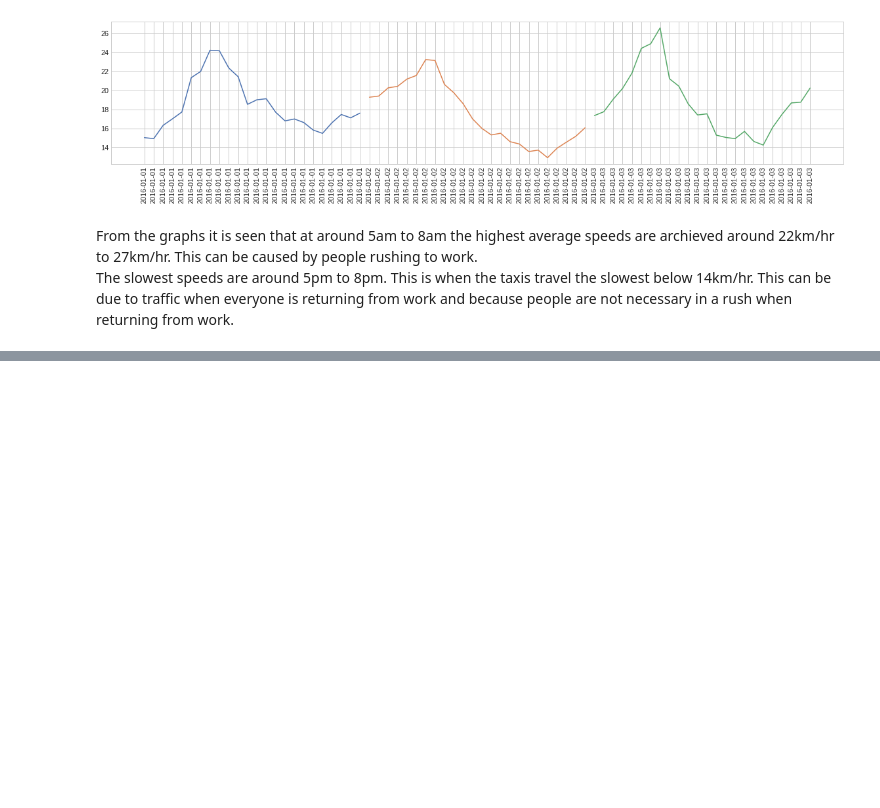
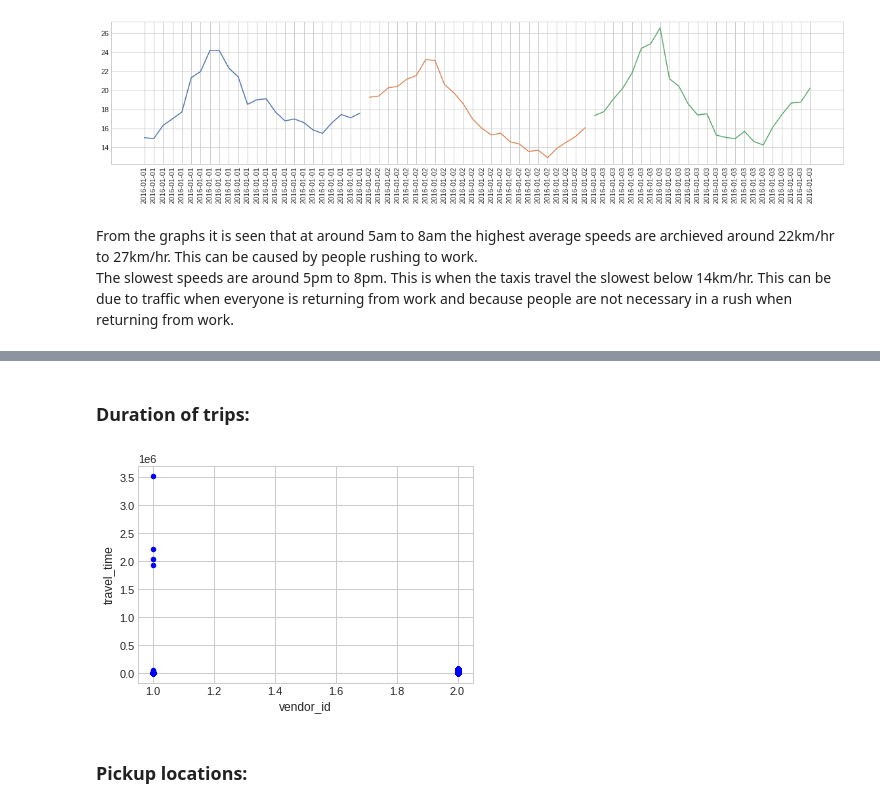
Before and after one commit to BongumusaSizwe/DVE, a Jupyter notebook: Assignment 2/Assignment2.ipynb, the cells around one changed output, grey strips where cells are left out. Cells and saved outputs as stored; diff of their text form; code cells hidden in the pictures; blank space fills up the shorter version.

```diff
--- a/Assignment 2/Assignment2.ipynb
+++ b/Assignment 2/Assignment2.ipynb
@@ -454,0 +615,9 @@ question_1.4_files/plots/pickup_weekday_afternoon.gif
+# %% [markdown]
+### **Duration of trips:**
+# %%
+data.plot.scatter(x='vendor_id',y='travel_time',color = 'blue',  colormap='viridis')
+plt.show()
+# %% [output]
+[figure, added]
+# %% [markdown]
+### **Pickup locations:**
```
Also changed, not shown: parts of 87 cells of this notebook.
